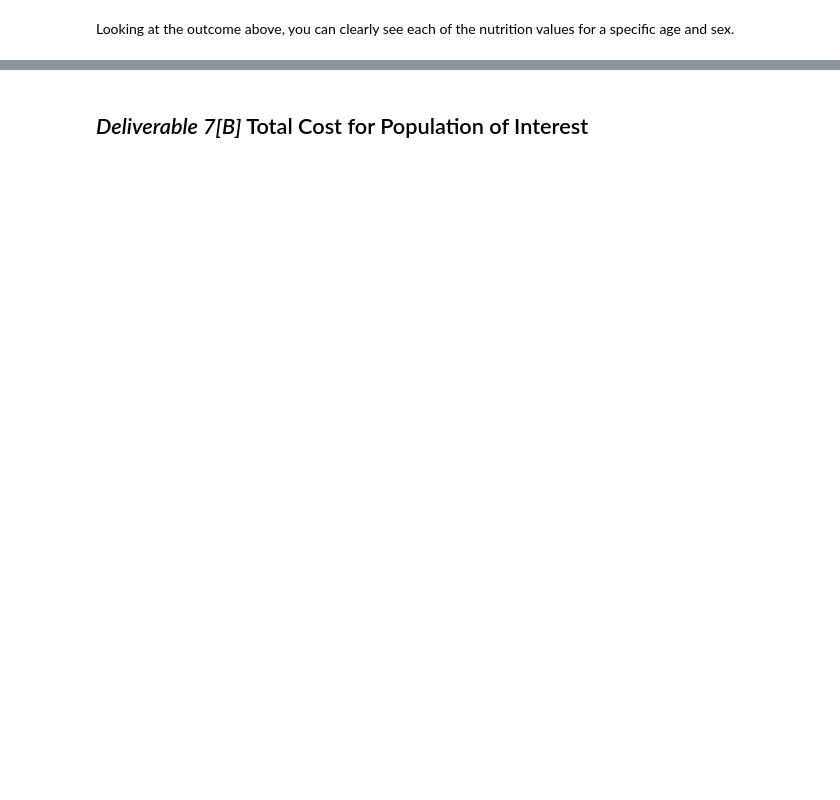
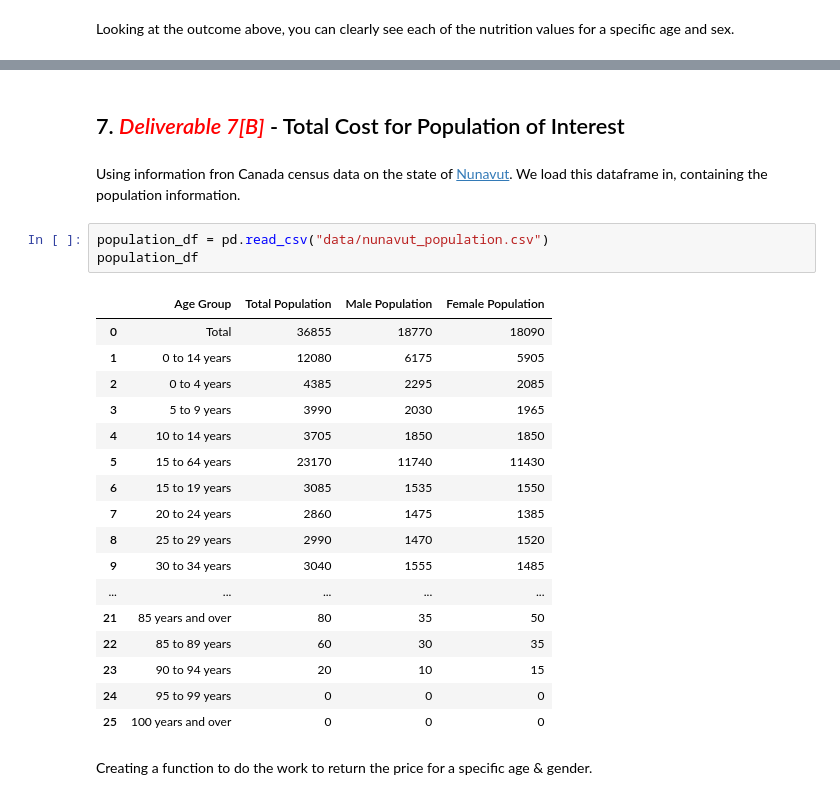
Before and after one commit to vishalival/eep153-margaret-reid, a Jupyter notebook: deliverables_code (1).ipynb, the cells around one changed output, grey strips where cells are left out. Cells and saved outputs as stored; diff of their text form; blank space fills up the shorter version.

```diff
--- a/deliverables_code (1).ipynb
+++ b/deliverables_code (1).ipynb
@@ -90,2 +734,27 @@ The Spreadsheet for this information can be found at the [following link](https:
 # %% [markdown]
-## *Deliverable 7[B]* Total Cost for Population of Interest <a name="total-cost"></a>
+## 7. <span style="color:red">*Deliverable 7[B]*</span> - Total Cost for Population of Interest <a name="total-cost"></a>
+# %% [markdown]
+Using information fron Canada census data on the state of [Nunavut](https://www12.statcan.gc.ca/census-recensement/2021/dp-pd/prof/details/page.cfm?Lang=E&SearchText=Nunavut&DGUIDlist=2021A000262&GENDERlist=1,2,3&STATISTIClist=1&HEADERlist=0). We load this dataframe in, containing the population information.
+# %%
+population_df = pd.read_csv("data/nunavut_population.csv")
+population_df
+# %% [output]
+|  | Age Group | Total Population | Male Population | Female Population |
+| 0 | Total | 36855 | 18770 | 18090 |
+| 1 | 0 to 14 years | 12080 | 6175 | 5905 |
+| 2 | 0 to 4 years | 4385 | 2295 | 2085 |
+| 3 | 5 to 9 years | 3990 | 2030 | 1965 |
+| 4 | 10 to 14 years | 3705 | 1850 | 1850 |
+| 5 | 15 to 64 years | 23170 | 11740 | 11430 |
+| 6 | 15 to 19 years | 3085 | 1535 | 1550 |
+| 7 | 20 to 24 years | 2860 | 1475 | 1385 |
+| 8 | 25 to 29 years | 2990 | 1470 | 1520 |
+| 9 | 30 to 34 years | 3040 | 1555 | 1485 |
+| ... | ... | ... | ... | ... |
+| 21 | 85 years and over | 80 | 35 | 50 |
+| 22 | 85 to 89 years | 60 | 30 | 35 |
+| 23 | 90 to 94 years | 20 | 10 | 15 |
+| 24 | 95 to 99 years | 0 | 0 | 0 |
+| 25 | 100 years and over | 0 | 0 | 0 |
+# %% [markdown]
+Creating a function to do the work to return the price for a specific age & gender.
```
Also changed, not shown: parts of 51 cells of this notebook.
